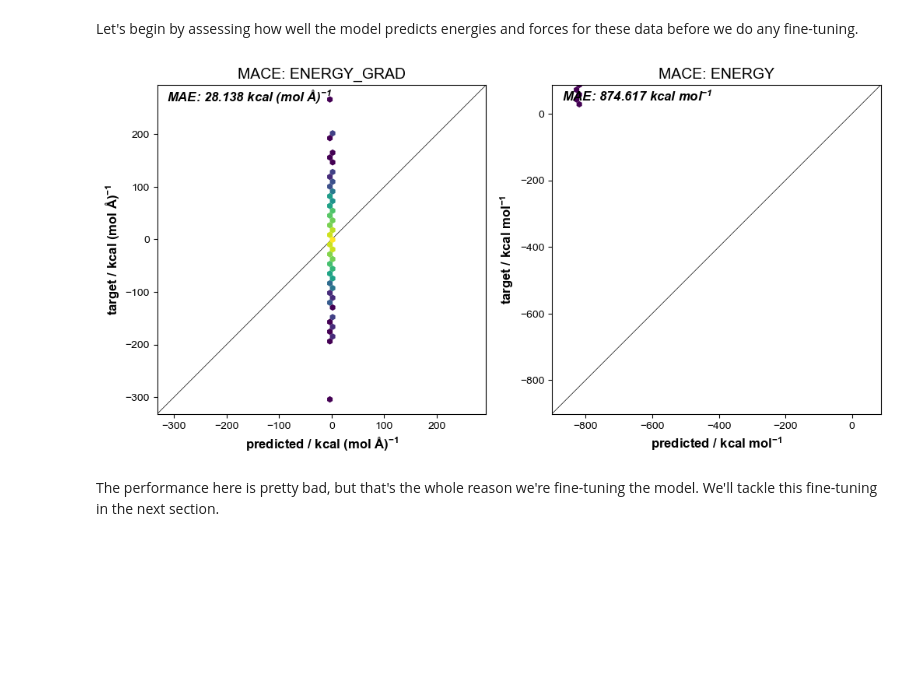
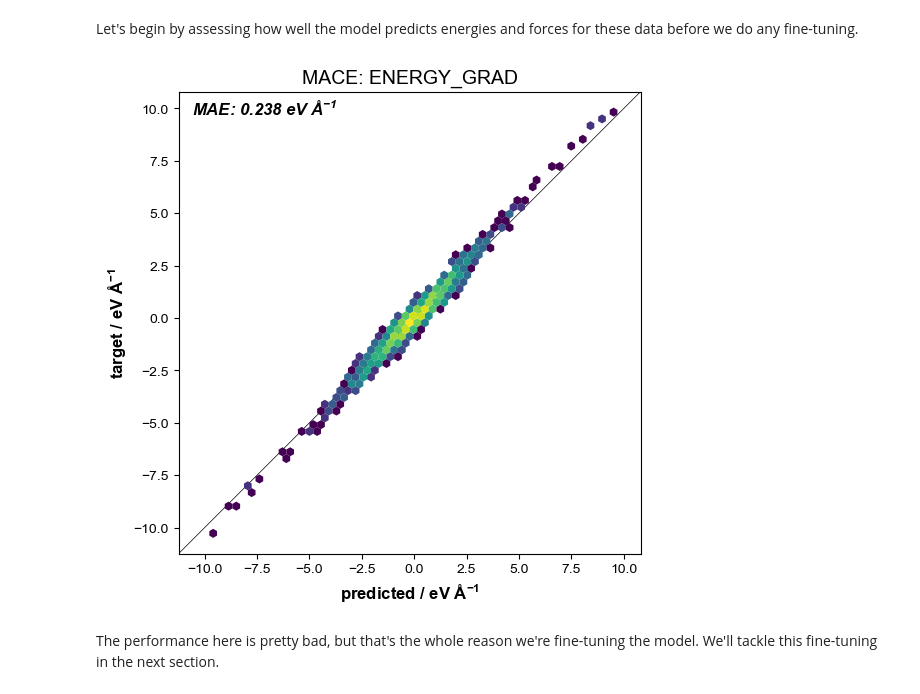
Before and after one commit to learningmatter-mit/NeuralForceField, a Jupyter notebook: tutorials/18_fine_tuning_foundation_models.ipynb, the cells around one changed output. Drawn from its saved outputs; the diff is of its cells as text; code cells hidden in the pictures; blank space fills up the shorter version.

Commit message:
mace fine tuning

```diff
--- a/tutorials/18_fine_tuning_foundation_models.ipynb
+++ b/tutorials/18_fine_tuning_foundation_models.ipynb
@@ -125,7 +133,26 @@ In the next section, we'll go over how to freeze a subset of layers and train th
+# %%
+def convert_dataset_unit(dataset: Dataset) -> Dataset:
+    new_dict_list = []
+    for data in dataset:
+        energy = data["energy"] * KCAL_TO_EV["energy"]
+        forces = data["energy_grad"]* KCAL_TO_EV["energy"]*KCAL_TO_EV["_grad"]
+        new_dict = {}
+        for key, val in data.items():
+            if key == "energy":
+                new_dict[key] = energy
+            elif key == "energy_grad":
+                new_dict[key] = forces
+            else:
+                new_dict[key] = val
+        new_dict_list.append(new_dict)
+    new_dicts = concatenate_dict(*new_dict_list)
+    new_dataset = Dataset(new_dicts)
+    return new_dataset
 # %%
 zeolite_data = Dataset.from_file("data/cha_copper.pth.tar")
+zeolite_data_converted = convert_dataset_unit(zeolite_data)
 train, val, test = split_train_validation_test(
-    zeolite_data, val_size=0.1, test_size=0.1
+    zeolite_data_converted, val_size=0.1, test_size=0.1
 )
 # %% [markdown]
 For MACE training, we'll convert all of our data to a double format where appropriate.
@@ -141,7 +168,7 @@ test_loader = DataLoader(test, batch_size=BATCH_SIZE, collate_fn=collate_dicts)
 # %% [markdown]
 Let's begin by assessing how well the model predicts energies and forces for these data before we do any fine-tuning.
 # %%
-def plot_hexbin(pred, targ, ax, key, scale="log", units: dict = UNITS):
+def plot_hexbin(pred, targ, ax, key, scale="log", units: dict = UNITS_eV):
     mae = mean_absolute_error(targ, pred)
 
     if scale == "log":
@@ -201,23 +228,22 @@ def stack_cat(item):
         out = torch.cat(item, dim=0)
     return out
 # %%
-loss_fn = loss.build_mse_loss(loss_coef={"energy": 0.01, "energy_grad": 1})
+loss_fn = loss.build_mse_loss(loss_coef={"energy_grad": 1})
 # %%
 results, targets, val_loss = evaluate(mace_model, test_loader, loss_fn, device=DEVICE)
 # %%
-fig, ax_fig = plt.subplots(1, 2, figsize=(12, 6))
+fig, ax = plt.subplots(figsize=(12, 6))
+key = "energy_grad"
+pred = stack_cat(results[key]).detach().cpu().numpy().reshape(-1)
+targ = stack_cat(targets[key]).detach().cpu().numpy().reshape(-1)
 
-for ax, key in zip(ax_fig, UNITS.keys()):
-    pred = stack_cat(results[key]).detach().cpu().numpy().reshape(-1)
-    targ = stack_cat(targets[key]).detach().cpu().numpy().reshape(-1)
+plot_hexbin(pred, targ, ax, key, scale="linear")
 
-    plot_hexbin(pred, targ, ax, key, scale="linear")
-
-    ax.set_title("%s: %s" % ("MACE", key.upper()), fontsize=14)
+ax.set_title("%s: %s" % ("MACE", key.upper()), fontsize=14)
 
 plt.show()
 # %% [output]
-[figure, old version]
+[figure, new version]
 # %% [markdown]
 The performance here is pretty bad, but that's the whole reason we're fine-tuning the model. We'll tackle this fine-tuning in the next section.
 # %% [markdown]
```
Also changed, not shown: parts of 16 cells of this notebook, 3 other files.
